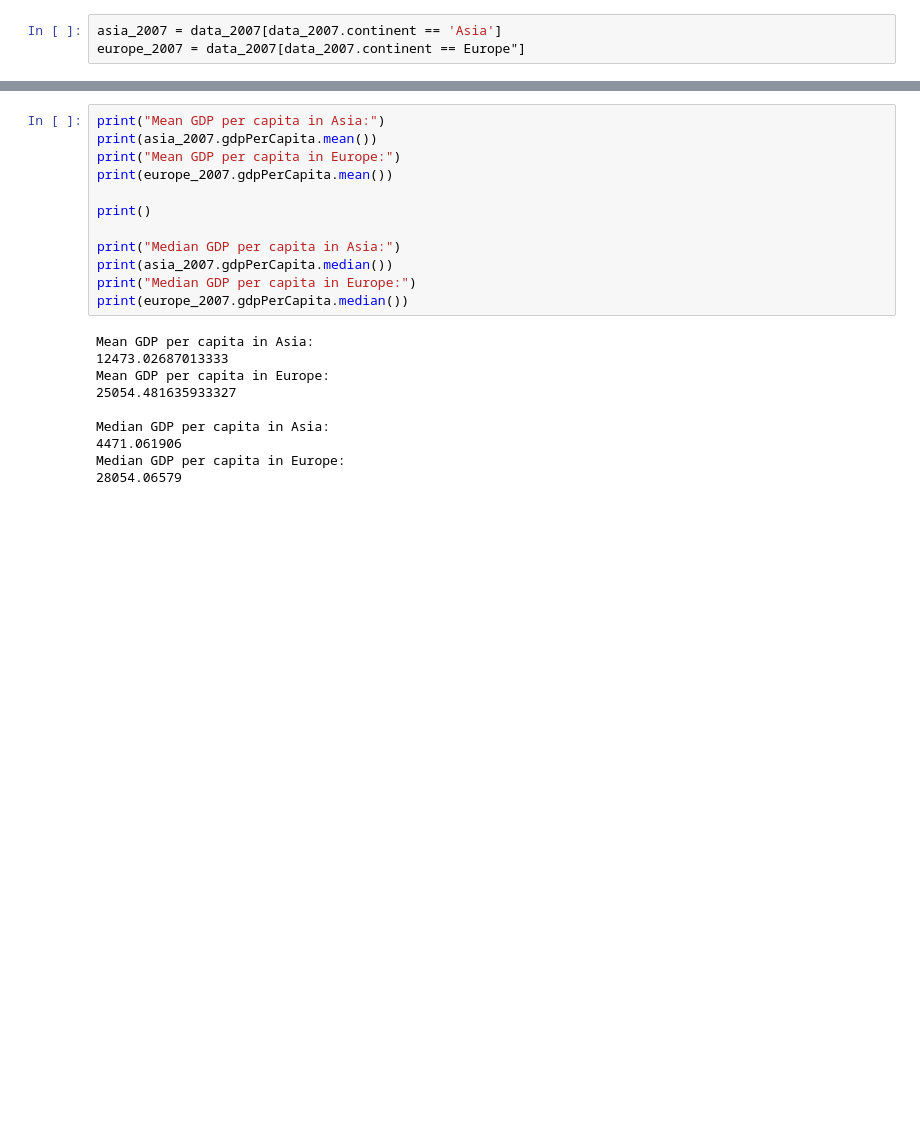
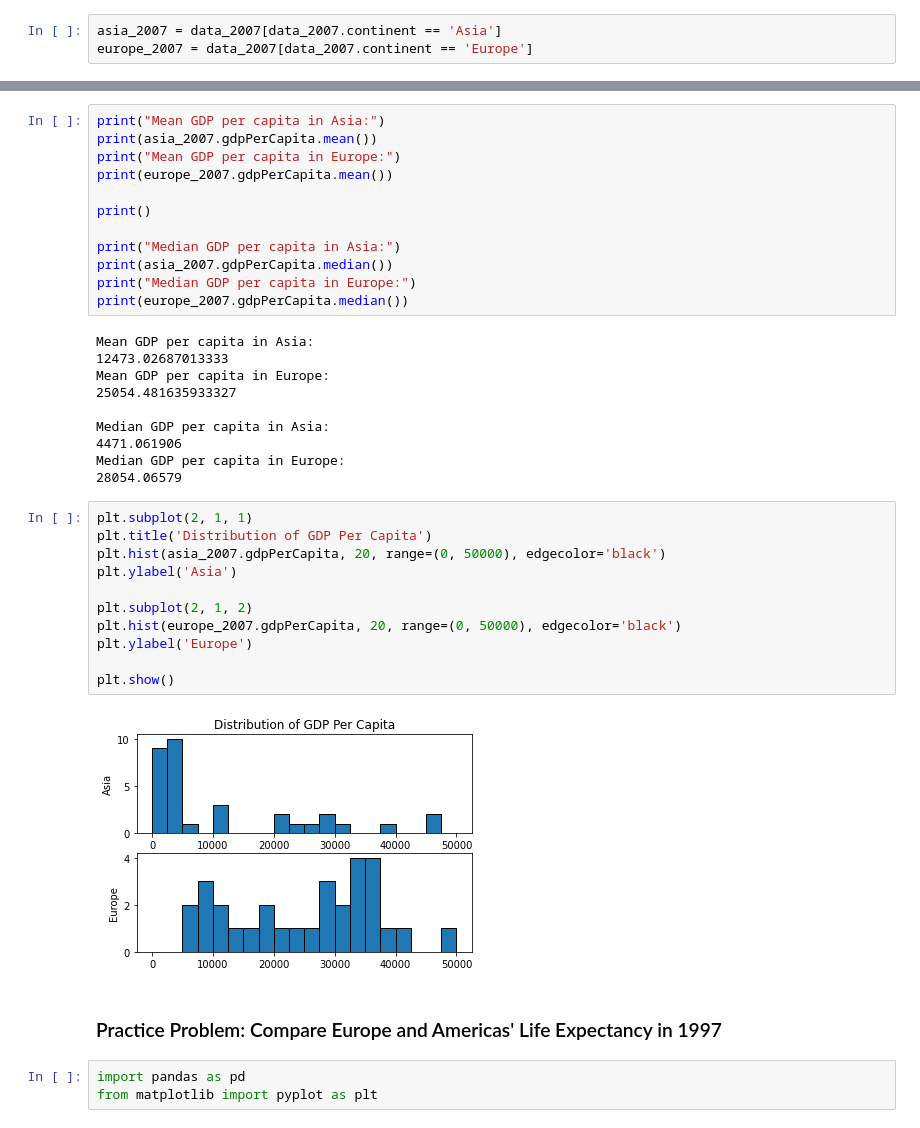
Before and after one commit to aaakashkumar/Introduction-to-Data-Visualization-with-Python, a Jupyter notebook: Introduction_to_Data_Visualization_with_Python.ipynb, the cells around one changed output, grey strips where cells are left out. Drawn from its saved outputs; the diff is of its cells as text; blank space fills up the shorter version.

```diff
--- a/Introduction_to_Data_Visualization_with_Python.ipynb
+++ b/Introduction_to_Data_Visualization_with_Python.ipynb
@@ -187,7 +216,7 @@ set(data.continent)
 data_2007 = data[data.year == 2007]
 # %%
 asia_2007 = data_2007[data_2007.continent == 'Asia']
-europe_2007 = data_2007[data_2007.continent == Europe"]
+europe_2007 = data_2007[data_2007.continent == 'Europe']
 # %%
 asia_2007.head()
 # %% [output]
@@ -234,3 +263,21 @@ Median GDP per capita in Asia:
 4471.061906
 Median GDP per capita in Europe:
 28054.06579
+# %%
+plt.subplot(2, 1, 1)
+plt.title('Distribution of GDP Per Capita')
+plt.hist(asia_2007.gdpPerCapita, 20, range=(0, 50000), edgecolor='black')
+plt.ylabel('Asia')
+
+plt.subplot(2, 1, 2)
+plt.hist(europe_2007.gdpPerCapita, 20, range=(0, 50000), edgecolor='black')
+plt.ylabel('Europe')
+
+plt.show()
+# %% [output]
+[figure, added]
+# %% [markdown]
+### Practice Problem: Compare Europe and Americas' Life Expectancy in 1997
+# %%
+import pandas as pd
+from matplotlib import pyplot as plt
```
Also changed, not shown: parts of 122 cells of this notebook.
